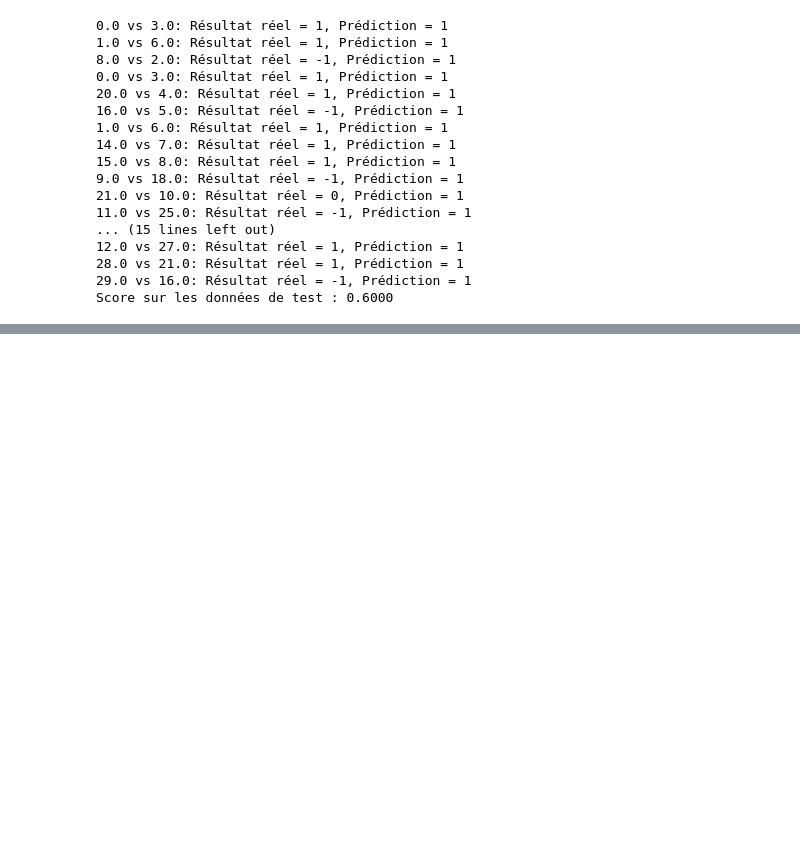
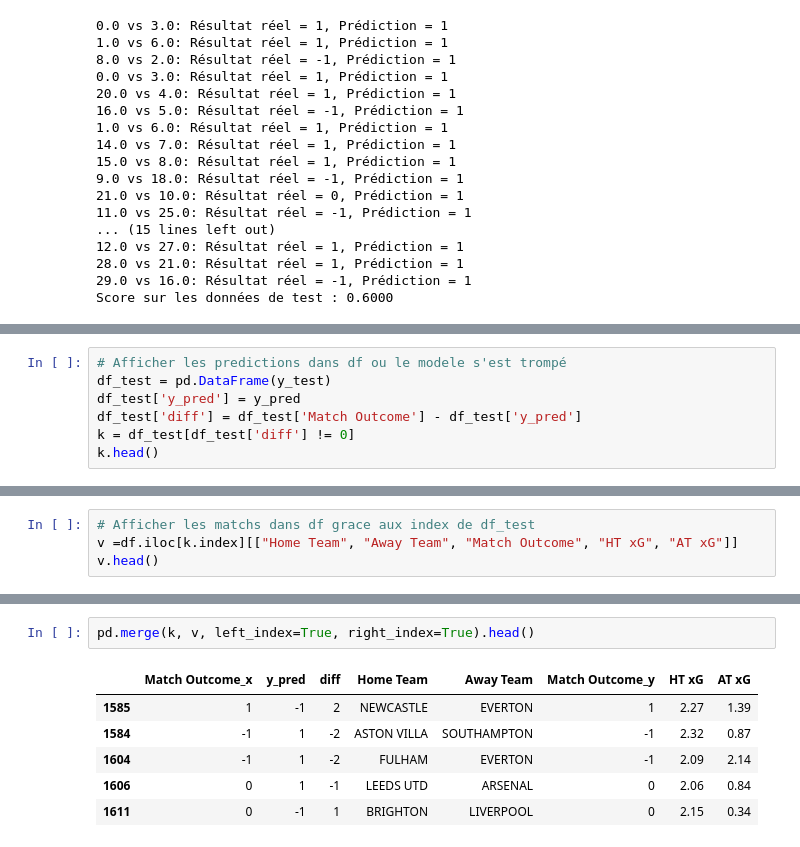
Before and after one commit to SamSamV/Predictions_Match_Outcome, a Jupyter notebook: toma1.ipynb, the cells around one changed output, grey strips where cells are left out. Cells and saved outputs as stored; diff of their text form; blank space fills up the shorter version.

```diff
--- a/toma1.ipynb
+++ b/toma1.ipynb
@@ -1138,0 +1217,7 @@ teams_ID.sort_values("Team ID")
+# %%
+# Afficher les predictions dans df ou le modele s'est trompé
+df_test = pd.DataFrame(y_test)
+df_test['y_pred'] = y_pred
+df_test['diff'] = df_test['Match Outcome'] - df_test['y_pred']
+k = df_test[df_test['diff'] != 0]
+k.head()
@@ -1138,0 +1231,4 @@ teams_ID.sort_values("Team ID")
+# %%
+# Afficher les matchs dans df grace aux index de df_test
+v =df.iloc[k.index][["Home Team", "Away Team", "Match Outcome", "HT xG", "AT xG"]]
+v.head()
@@ -1138,0 +1242,9 @@ teams_ID.sort_values("Team ID")
+# %%
+pd.merge(k, v, left_index=True, right_index=True).head()
+# %% [output]
+|  | Match Outcome_x | y_pred | diff | Home Team | Away Team | Match Outcome_y | HT xG | AT xG |
+| 1585 | 1 | -1 | 2 | NEWCASTLE | EVERTON | 1 | 2.27 | 1.39 |
+| 1584 | -1 | 1 | -2 | ASTON VILLA | SOUTHAMPTON | -1 | 2.32 | 0.87 |
+| 1604 | -1 | 1 | -2 | FULHAM | EVERTON | -1 | 2.09 | 2.14 |
+| 1606 | 0 | 1 | -1 | LEEDS UTD | ARSENAL | 0 | 2.06 | 0.84 |
+| 1611 | 0 | -1 | 1 | BRIGHTON | LIVERPOOL | 0 | 2.15 | 0.34 |
```
Also changed, not shown: parts of 52 cells of this notebook, 2 other files.
